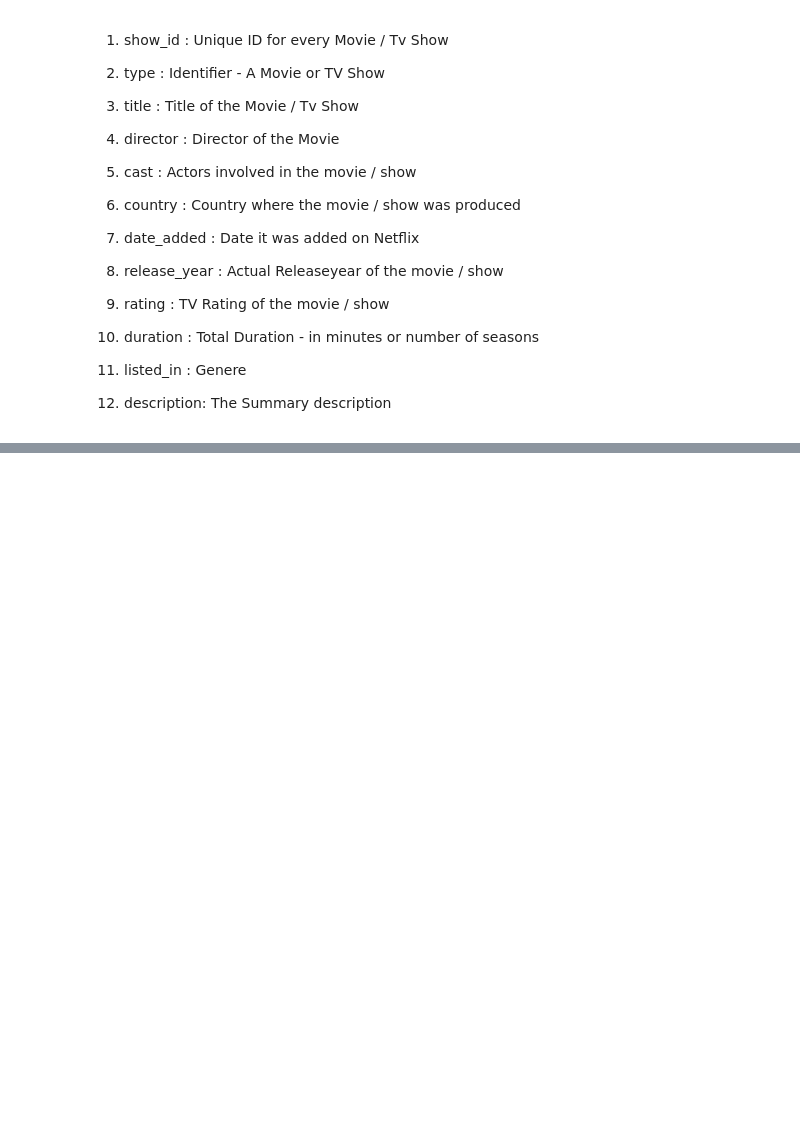
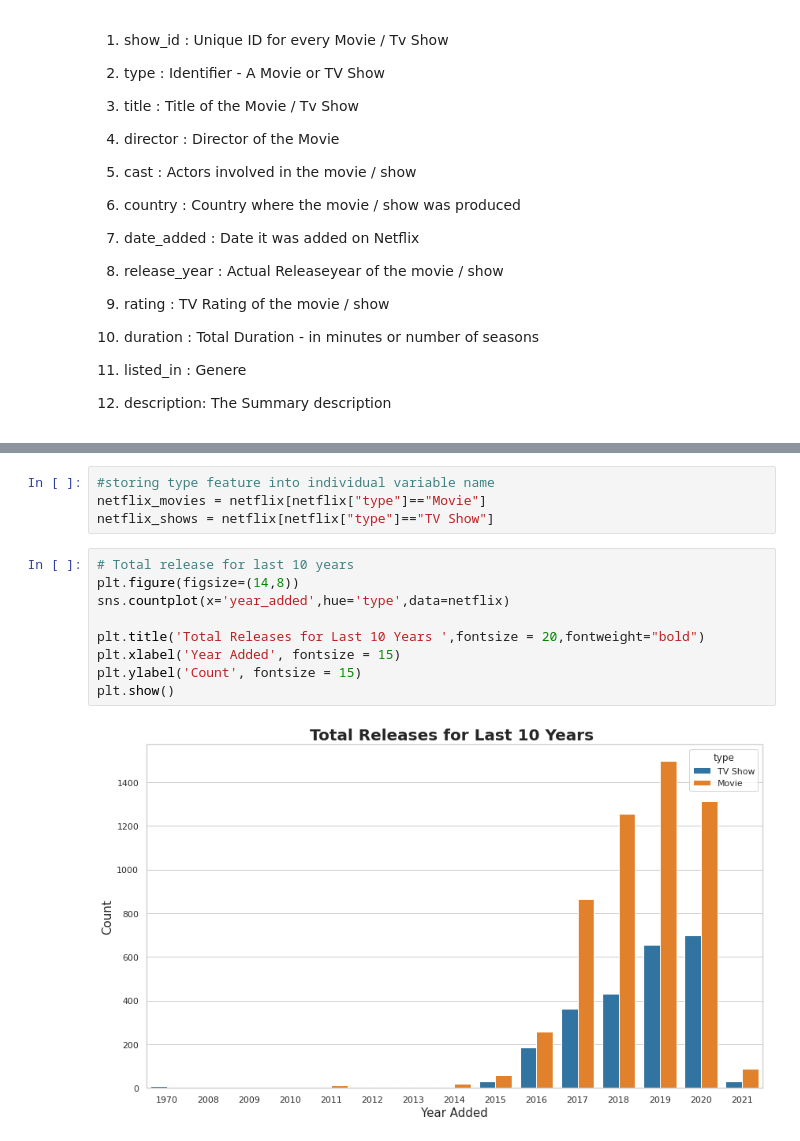
Before and after one commit to vbhsharma7/Netflix-movies-and-tv-show-clustering-capstone, a Jupyter notebook: NETFLIX_MOVIES_AND_TV_SHOWS_CLUSTERING.ipynb, the cells around one changed output, grey strips where cells are left out. Cells and saved outputs as stored; diff of their text form; blank space fills up the shorter version.

```diff
--- a/NETFLIX_MOVIES_AND_TV_SHOWS_CLUSTERING.ipynb
+++ b/NETFLIX_MOVIES_AND_TV_SHOWS_CLUSTERING.ipynb
@@ -289,0 +340,15 @@ plt.show()
+# %%
+#storing type feature into individual variable name
+netflix_movies = netflix[netflix["type"]=="Movie"]
+netflix_shows = netflix[netflix["type"]=="TV Show"]
+# %%
+# Total release for last 10 years
+plt.figure(figsize=(14,8))
+sns.countplot(x='year_added',hue='type',data=netflix)
+
+plt.title('Total Releases for Last 10 Years ',fontsize = 20,fontweight="bold")
+plt.xlabel('Year Added', fontsize = 15)
+plt.ylabel('Count', fontsize = 15)
+plt.show()
+# %% [output]
+[figure, added]
```
Also changed, not shown: parts of 104 cells of this notebook.
